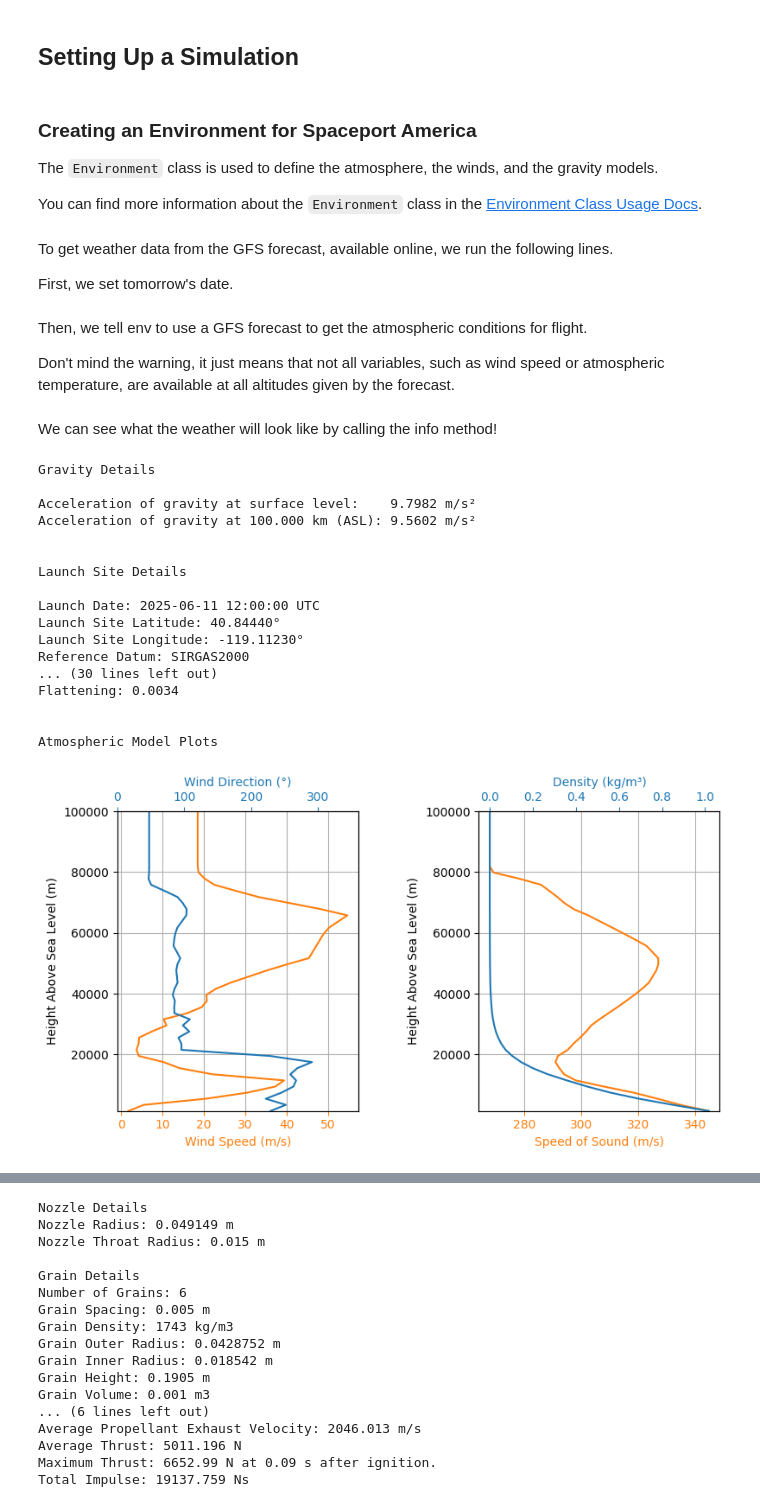
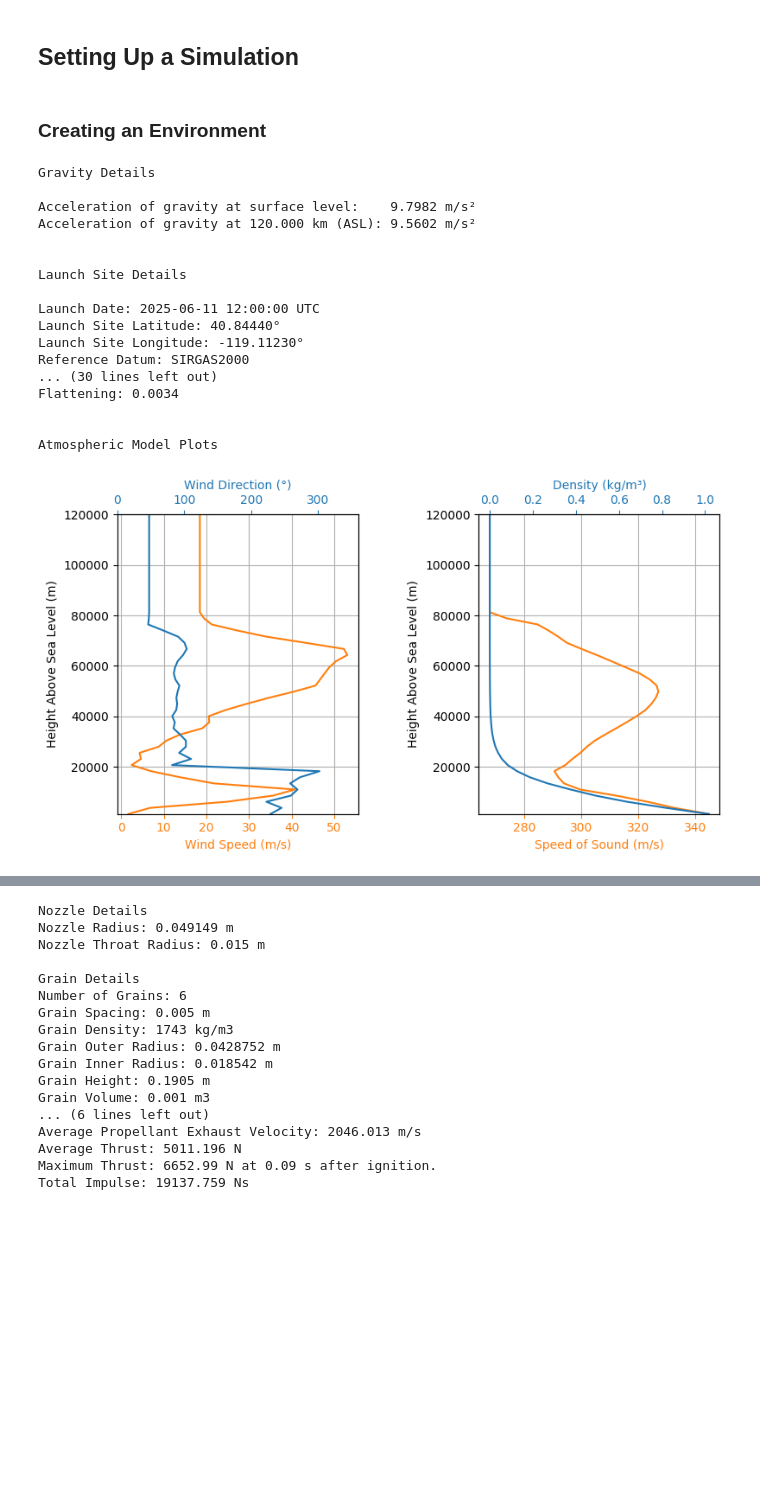
Before and after one commit to Berger-Stefan/rocketpy_spaceshoot, a Jupyter notebook: simulation.ipynb, the cells around one changed output, grey strips where cells are left out. Cells and saved outputs as stored; diff of their text form; code cells hidden in the pictures; blank space fills up the shorter version.

```diff
--- a/simulation.ipynb
+++ b/simulation.ipynb
@@ -8,8 +9,2 @@ import pandas as pd
 # %% [markdown]
 ## Setting Up a Simulation
-# %% [markdown]
-### Creating an Environment for Spaceport America
-
-The `Environment` class is used to define the atmosphere, the winds, and the gravity models.
-
-You can find more information about the `Environment` class in the [Environment Class Usage Docs](https://docs.rocketpy.org/en/latest/notebooks/environment/environment_class_usage.html).
@@ -18,16 +11,31 @@ env = Environment(latitude=40.8444, longitude=-119.1123, elevation=1127.76)
-# %% [markdown]
-To get weather data from the GFS forecast, available online, we run the following lines.
-
-First, we set tomorrow's date.
+# %% [markdown]
+### Creating an Environment
 # %%
-import datetime
-
 #launch_date = datetime.datetime(year=2025, month=9, day=20)
 launch_date = datetime.date.today()
 
+env = Environment(latitude=40.8444, longitude=-119.1123, elevation=1127.76)
+env.set_date((launch_date.year, launch_date.month, launch_date.day, 12))  # Hour given in UTC time
+env.set_atmospheric_model(type="Forecast", file="GFS")
 
-env.set_date((launch_date.year, launch_date.month, launch_date.day, 12))  # Hour given in UTC time
+env.max_expected_height = 120000  # adjust the plots to this height
+env.info()
+# %% [output]
+Gravity Details
+
+Acceleration of gravity at surface level:    9.7982 m/s²
+Acceleration of gravity at 120.000 km (ASL): 9.5602 m/s²
+
+
+Launch Site Details
+
+Launch Date: 2025-06-11 12:00:00 UTC
+Launch Site Latitude: 40.84440°
+Launch Site Longitude: -119.11230°
+Reference Datum: SIRGAS2000
+... (30 lines left out)
+Flattening: 0.0034
+
+
+Atmospheric Model Plots
+[figure, added]
-# %% [markdown]
-Then, we tell env to use a GFS forecast to get the atmospheric conditions for flight.
-
-Don't mind the warning, it just means that not all variables, such as wind speed or atmospheric temperature, are available at all altitudes given by the forecast.
@@ -36,24 +41,0 @@ env.set_atmospheric_model(type="Forecast", file="GFS")
-# %% [markdown]
-We can see what the weather will look like by calling the info method!
-# %%
-env.max_expected_height = 100000  # adjust the plots to this height
-env.info()
-# %% [output]
-Gravity Details
-
-Acceleration of gravity at surface level:    9.7982 m/s²
-Acceleration of gravity at 100.000 km (ASL): 9.5602 m/s²
-
-
-Launch Site Details
-
-Launch Date: 2025-06-11 12:00:00 UTC
-Launch Site Latitude: 40.84440°
-Launch Site Longitude: -119.11230°
-Reference Datum: SIRGAS2000
-... (30 lines left out)
-Flattening: 0.0034
-
-
-Atmospheric Model Plots
-[figure, removed]
```
Also changed, not shown: parts of 21 cells of this notebook, 1 other file.
